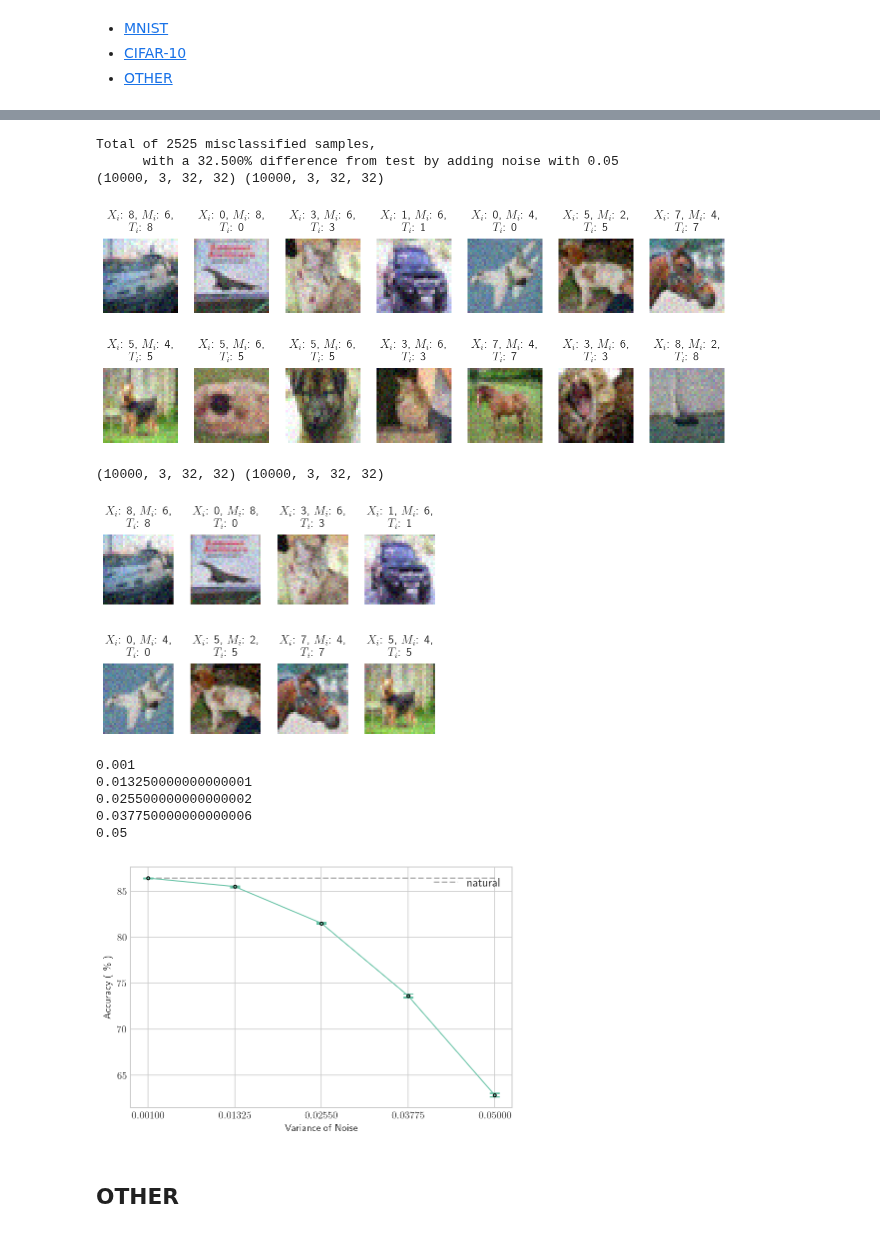
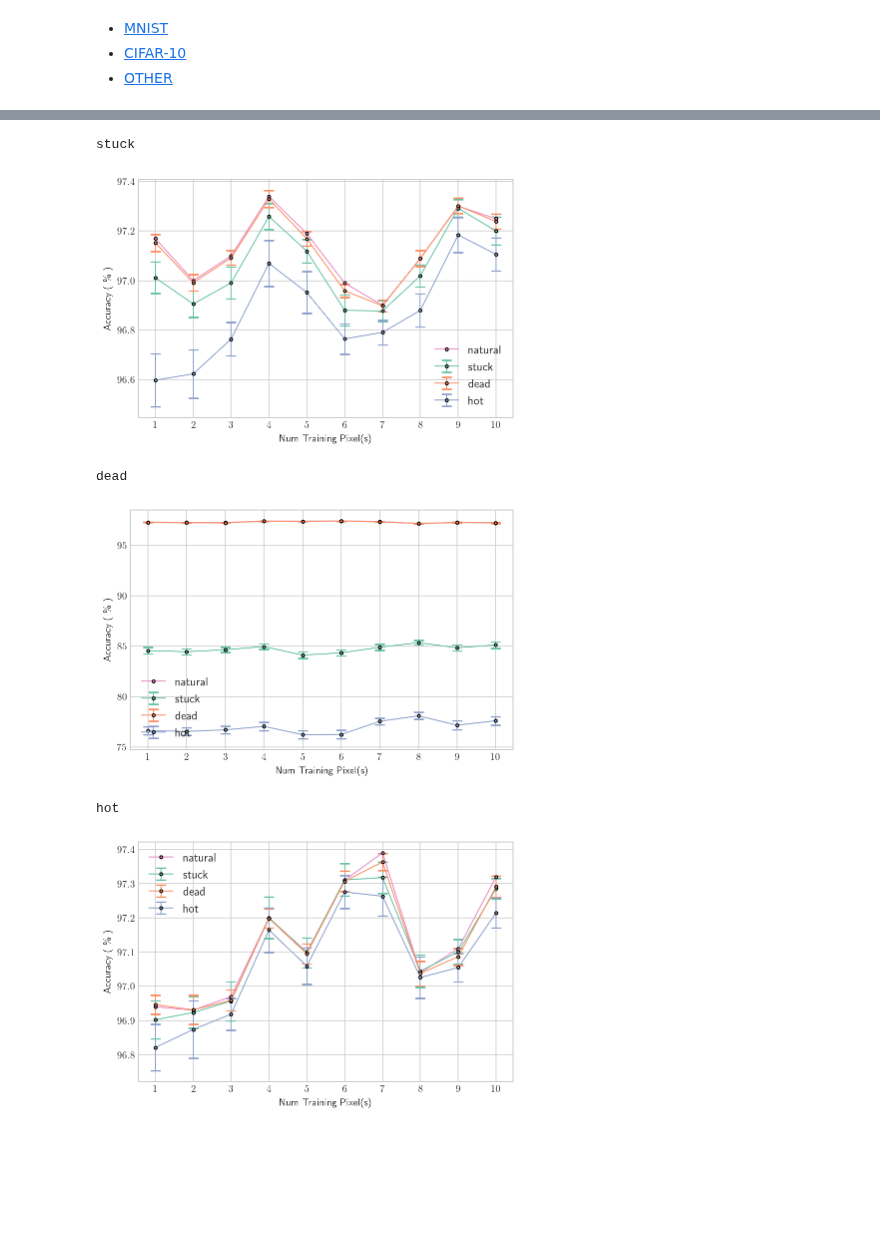
Before and after one commit to stockeh/augmented-image-classification, a Jupyter notebook: notebooks/constant-model-analysis.ipynb, the cells around one changed output, grey strips where cells are left out. Drawn from its saved outputs; the diff is of its cells as text; code cells hidden in the pictures; blank space fills up the shorter version.

Commit message:
constant learning models

```diff
--- a/notebooks/constant-model-analysis.ipynb
+++ b/notebooks/constant-model-analysis.ipynb
@@ -283,26 +138,0 @@ cifar-10-batches-py/data_batch_1
-# %%
-def load(file_name):
-    data = []
-
-    for file in sorted(glob.glob('cifar-10-batches-py/' + file_name)):
-        with open(file, 'rb') as fo:
-            data.append(pickle.load(fo, encoding='bytes'))
-
-    images = np.array(data[0][b'data'])
-    labels = np.array(data[0][b'labels'])
-
-    if len(data) > 1:
-        for i in range(1, len(data)):
-            images = np.concatenate((images, data[i][b'data']), axis=0)
-            labels = np.concatenate((labels, data[i][b'labels']), axis=0)
-
-    return (images.reshape(-1, 3, 32, 32)/255.0).astype(np.float32), labels.reshape((-1, 1))
-
-Xtrain, Ttrain = load('data_batch_*')
-Xtest, Ttest, = load('test_batch')
-
-print(Xtrain.shape, Ttrain.shape, Xtest.shape, Ttest.shape)
-
-with open('cifar-10-batches-py/batches.meta', 'rb') as f:
-    class_names = pickle.load(f, encoding='bytes')
-class_names = class_names[b'label_names']
@@ -311,2 +138,0 @@ class_names = class_names[b'label_names']
-# %%
-nnet = per.train_cifar(Xtrain, Ttrain, verbose=True)
@@ -394,40 +138,0 @@ per.change_in_pixels_plot(nnet, Xtest, Ttest, end_pixel_val=5,
-# %%
-noise_variance = 0.05
-Xcopy = per.add_image_noise(Xtest, noise_variance)
-
-diff_index, percent_diff = per.classified_diff(nnet, Xtest, Xcopy, Ttest)
-
-print(f'''Total of {len(diff_index)} misclassified samples,
-      with a {percent_diff:.3f}% difference from test by adding noise with {noise_variance}''')
-
-per.imshow(nnet, Xtest, Xcopy, Ttest, diff_index, model='CIFAR',
-           name='media/cifar_example_single_1var_noise.pdf')
-
-per.imshow(nnet, Xtest, Xcopy, Ttest, diff_index, model='CIFAR',
-           display='grid', name='media/cifar_example_grid_1var_noise.pdf')
-# %% [output]
-Total of 2525 misclassified samples,
-      with a 32.500% difference from test by adding noise with 0.05
-(10000, 3, 32, 32) (10000, 3, 32, 32)
-[figure, removed]
-(10000, 3, 32, 32) (10000, 3, 32, 32)
-[figure, removed]
-# %%
-var_range=(0.001, 0.05)
-num_steps=5
-
-for var_step in np.linspace(var_range[0], var_range[1], num_steps):
-    print(var_step)
-# %% [output]
-0.001
-0.013250000000000001
-0.025500000000000002
-0.037750000000000006
-0.05
-# %%
-per.test_increasing_noise(nnet, Xtest, Ttest, (0.001, 0.05), 5, 25,
-                          name='media/cifar_change_var_noise.pdf')
-# %% [output]
-[figure, removed]
-# %% [markdown]
-## OTHER
@@ -433,0 +224,9 @@ per.test_increasing_noise(nnet, Xtest, Ttest, (0.001, 0.05), 5, 25,
+# %%
+augmented_training(Xtrain, Ttrain, Xtest, Ttest, model='MNIST')
+# %% [output]
+stuck
+[figure, added]
+dead
+[figure, added]
+hot
+[figure, added]
```
Also changed, not shown: parts of 31 cells of this notebook, 7 other files.
